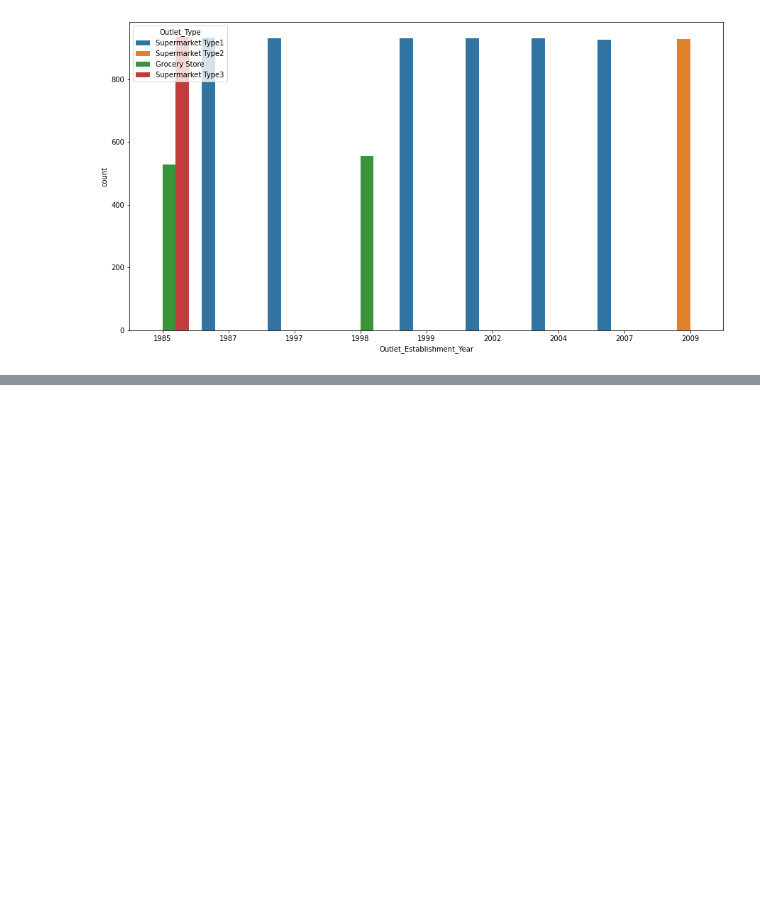
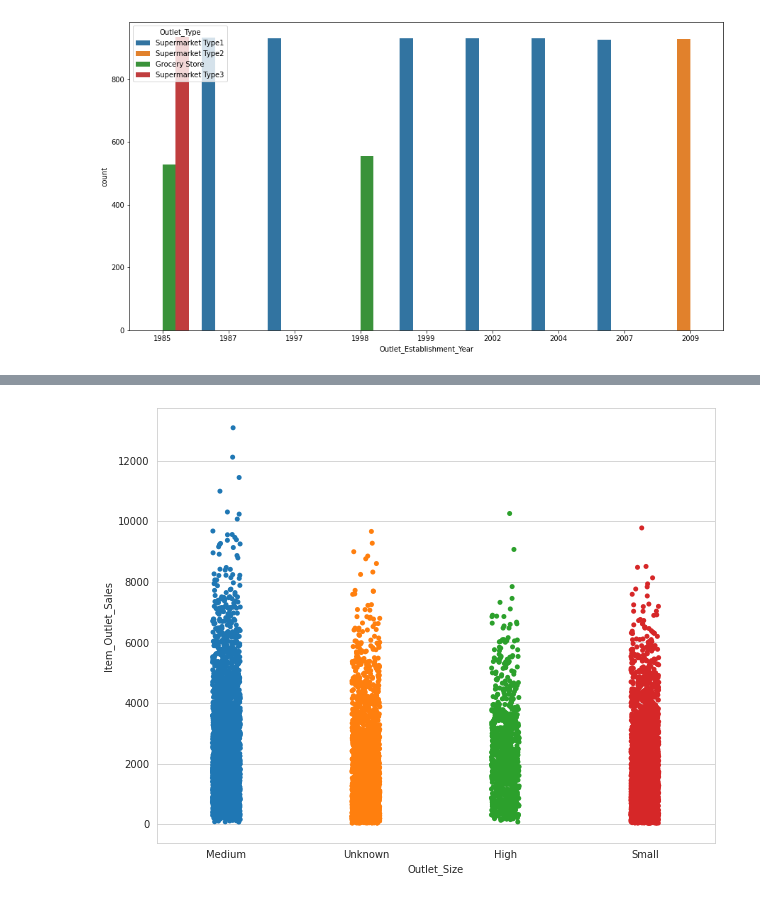
Before and after one commit to PeriAdan/sales-predictions, a Jupyter notebook: Project.ipynb, the cells around one changed output, grey strips where cells are left out. Cells and saved outputs as stored; diff of their text form; code cells hidden in the pictures; blank space fills up the shorter version.

```diff
--- a/Project.ipynb
+++ b/Project.ipynb
@@ -277,0 +295,6 @@ sns.countplot(x="Outlet_Establishment_Year",hue="Outlet_Type",data=df)
+# %%
+plt.figure(figsize=(10,8))
+sns.set_style('whitegrid')
+ax = sns.stripplot(x="Outlet_Size", y="Item_Outlet_Sales",data=df)
+# %% [output]
+[figure, added]
```
Also changed, not shown: parts of 6 cells of this notebook.
